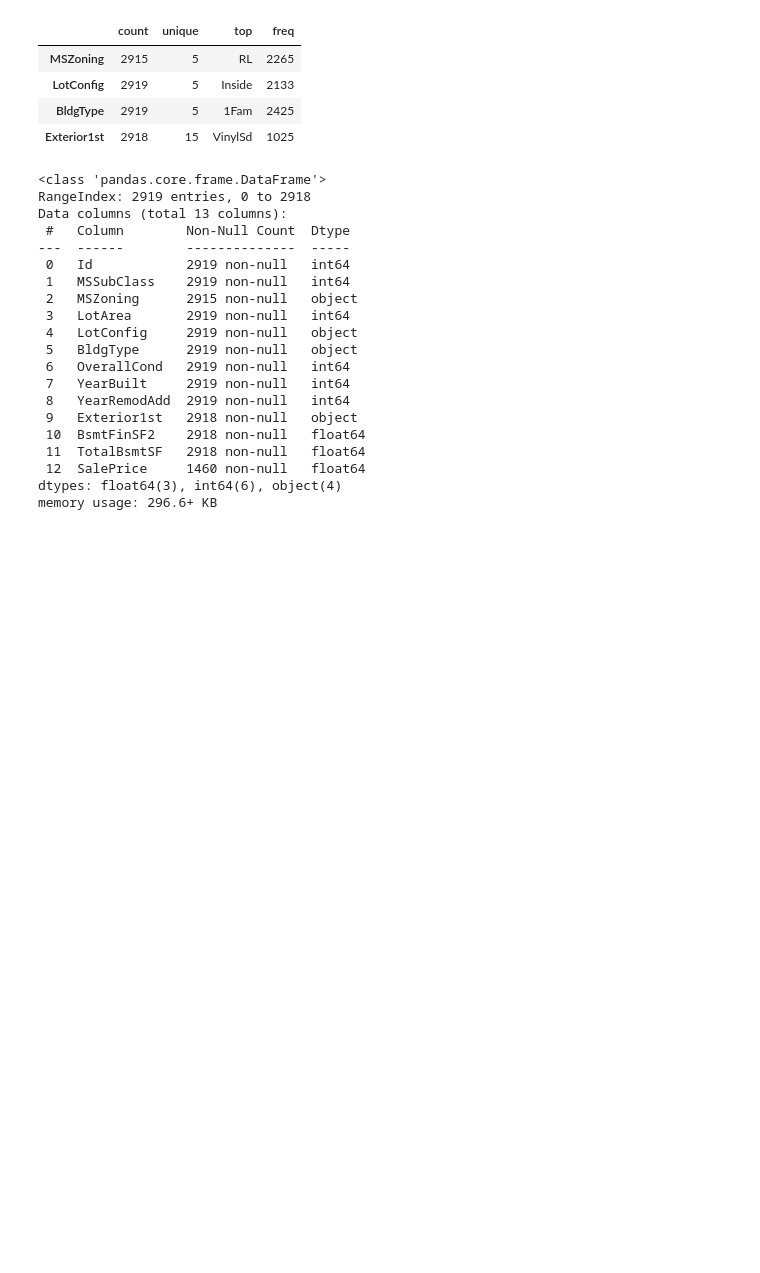
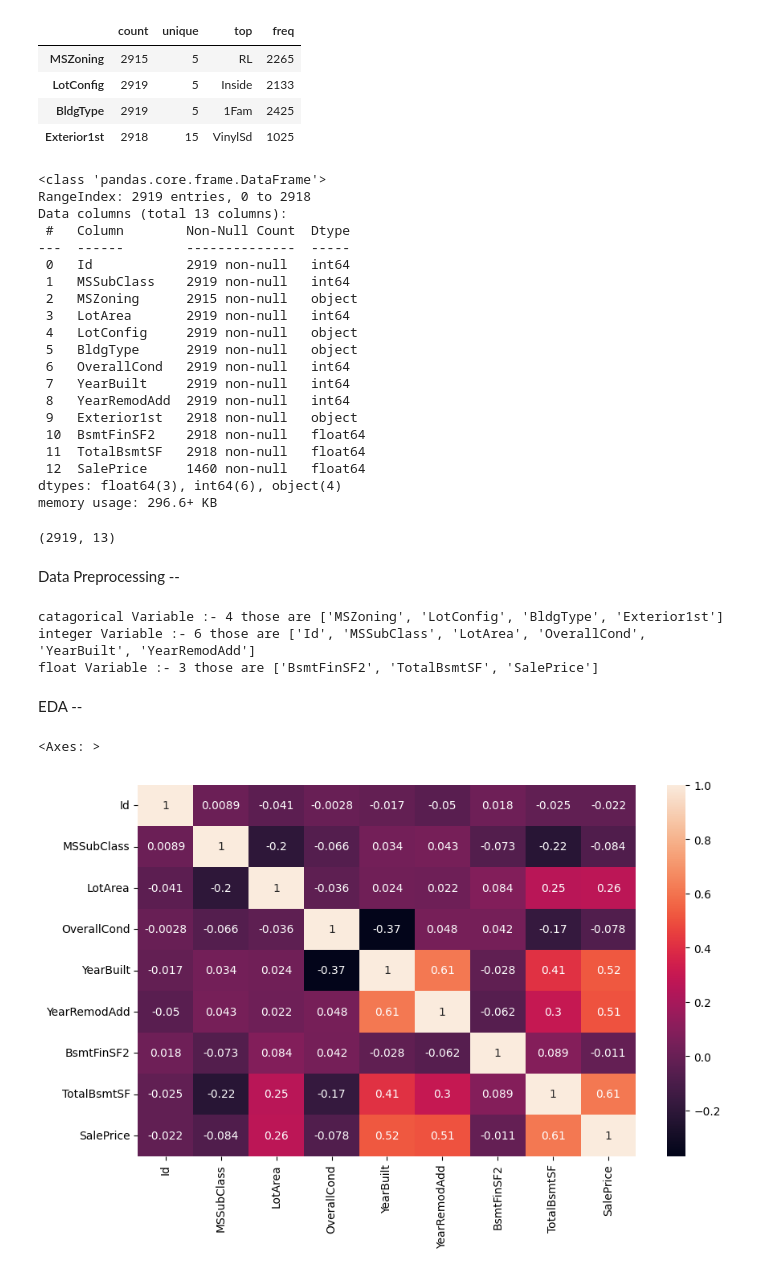
Before and after one commit to Mohitnayak-AI/Machine-Learning, a Jupyter notebook: notebook/houseprice.ipynb, the cells around one changed output. Drawn from its saved outputs; the diff is of its cells as text; code cells hidden in the pictures; blank space fills up the shorter version.

```diff
--- a/notebook/houseprice.ipynb
+++ b/notebook/houseprice.ipynb
@@ -66,3 +66,42 @@ Data columns (total 13 columns):
  12  SalePrice     1460 non-null   float64
 dtypes: float64(3), int64(6), object(4)
 memory usage: 296.6+ KB
+# %%
+df.shape
+# %% [output]
+(2919, 13)
+# %% [markdown]
+Data Preprocessing --
+# %%
+obj = []
+int = []
+float = []
+for i in df.columns:
+    if df[i].dtype == 'object':
+        obj.append(i)
+
+    if df[i].dtype == 'int':
+        int.append(i)
+
+    if df[i].dtype == 'float':
+        float.append(i)
+
+
+
+print(f"catagorical Variable :- {len(obj)} those are {obj}")
+print(f"integer Variable :- {len(int)} those are {int}")
+print(f"float Variable :- {len(float)} those are {float}")
+# %% [output]
+catagorical Variable :- 4 those are ['MSZoning', 'LotConfig', 'BldgType', 'Exterior1st']
+integer Variable :- 6 those are ['Id', 'MSSubClass', 'LotArea', 'OverallCond', 'YearBuilt', 'YearRemodAdd']
+float Variable :- 3 those are ['BsmtFinSF2', 'TotalBsmtSF', 'SalePrice']
+# %% [markdown]
+EDA --
+# %%
+# Heatmap for corr
+num = df.select_dtypes(include=['number'])
+plt.figure(figsize=(10,6))
+sns.heatmap(num.corr(),annot=True)
+# %% [output]
+<Axes: >
+[figure, added]
```
Also changed, not shown: parts of 16 cells of this notebook, 1 other file.
